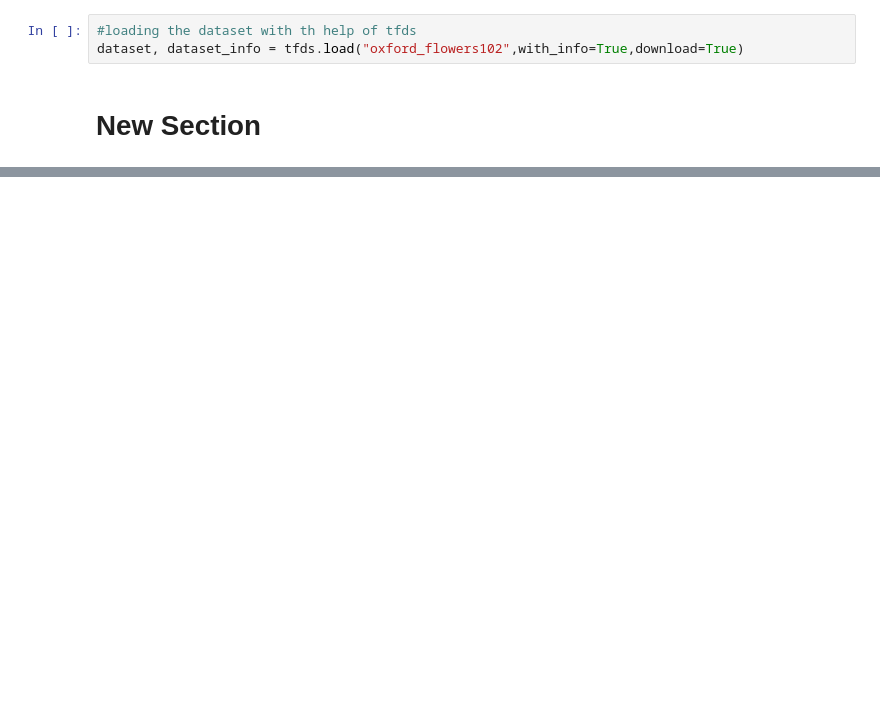
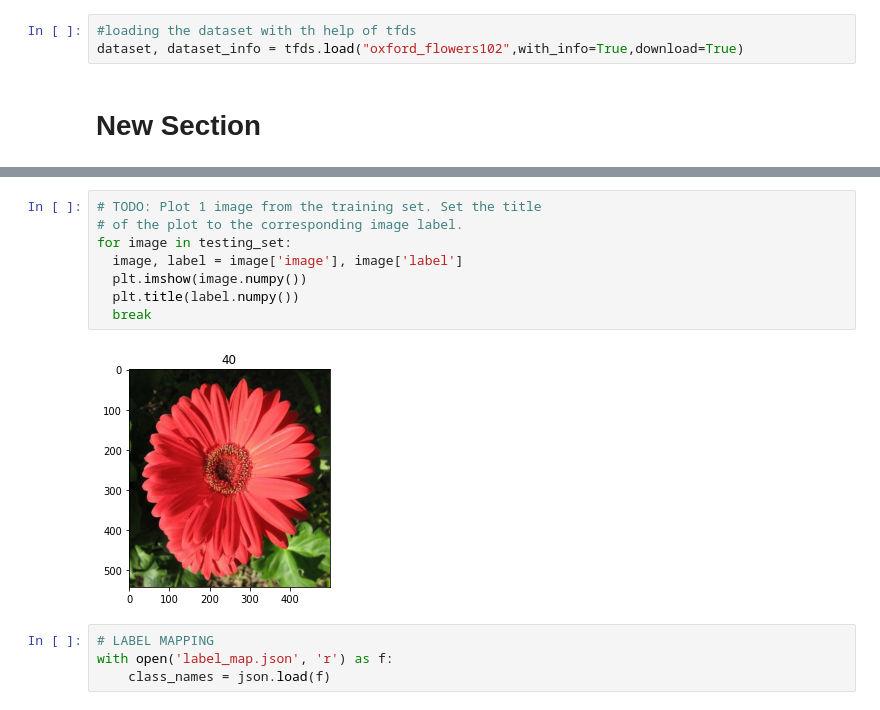
Before and after one commit to kartikeyshaurya/Udacity_deep_learning_nanodergree, a Jupyter notebook: flowers.ipynb, the cells around one changed output, grey strips where cells are left out. Saved outputs shown, nothing was run; the diff lists cells and outputs as text; blank space fills up the shorter version.

```diff
--- a/flowers.ipynb
+++ b/flowers.ipynb
@@ -98,0 +124,14 @@ number of the classes in the dataset is 102
+# %%
+# TODO: Plot 1 image from the training set. Set the title
+# of the plot to the corresponding image label.
+for image in testing_set:
+  image, label = image['image'], image['label']
+  plt.imshow(image.numpy())
+  plt.title(label.numpy())
+  break
+# %% [output]
+[figure, added]
+# %%
+# LABEL MAPPING
+with open('label_map.json', 'r') as f:
+    class_names = json.load(f)
```
Also changed, not shown: parts of 23 cells of this notebook.
